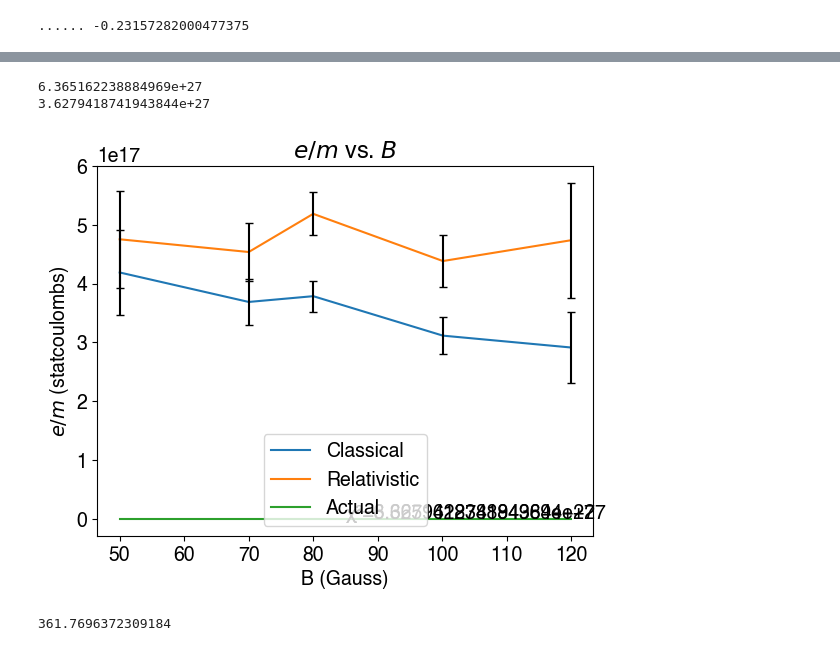
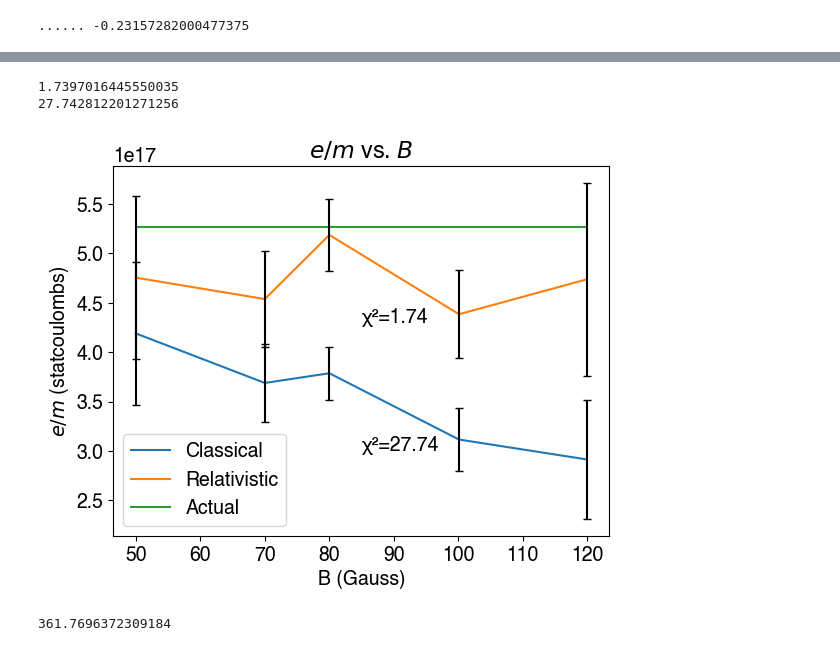
Before and after one commit to sestinj/jlab, a Jupyter notebook: nate/relativistic/main.ipynb, the cells around one changed output, grey strips where cells are left out. Drawn from its saved outputs; the diff is of its cells as text; code cells hidden in the pictures.

```diff
--- a/nate/relativistic/main.ipynb
+++ b/nate/relativistic/main.ipynb
@@ -409,40 +409,40 @@ relative_uncert_e_m_classical = 2 * relative_uncert_B + relative_uncert_obs_V_0
 
 def e_m_from_B_rel(B ,E):
     return E/np.square(B) * 1./np.sqrt(1. - np.square(E/B)) * c**2 / rho
 
 relative_uncert_e_m_relativistic = 2 * relative_uncert_B + relative_uncert_obs_V_0 # TODO: Not right, take into account gamma
 
 y_cls = e_m_from_B_classical(B, E_obs)
 plt.plot(B, y_cls)
 
 y_rel = e_m_from_B_rel(B, E_obs)
 plt.plot(B, y_rel)
 
 actual = e/m * np.ones(B.size)
 plt.plot(B, actual)
 
 plt.errorbar(B, y_cls, yerr=relative_uncert_e_m_classical * y_cls, capsize=3, fmt="none", color="black")
 plt.errorbar(B, y_rel, yerr=relative_uncert_e_m_relativistic * y_rel, capsize=3, fmt="none", color="black")
 
 
-chi2 = np.sum((y_rel - actual)**2/actual)
+chi2 = np.sum((y_rel - actual)**2/(relative_uncert_e_m_relativistic*y_rel)**2) / 4.
 print(chi2)
-plt.annotate("\u03C7\u00b2=" + str(chi2), (85, 3.0), color="black")
+plt.annotate("\u03C7\u00b2=" + str(round(chi2, 2)), (85, 4.3e17), color="black")
 
-chi2 = np.sum((y_cls - actual)**2/actual)
+chi2 = np.sum((y_cls - actual)**2/(relative_uncert_e_m_classical*y_cls)**2) / 4.
 print(chi2)
-plt.annotate("\u03C7\u00b2=" + str(chi2), (85, 3.0), color="black")
+plt.annotate("\u03C7\u00b2=" + str(round(chi2, 2)), (85, 3.0e17), color="black")
 
 plt.legend(["Classical", "Relativistic", "Actual"])
 plt.title("$e/m$ vs. $B$")
 plt.xlabel("B (Gauss)")
 plt.ylabel("$e/m$ (statcoulombs)")
 plt.savefig("e_m_vs_B.pdf", bbox_inches="tight", pad_inches=0.1)
 plt.show()
 # %% [output]
-6.365162238884969e+27
-3.6279418741943844e+27
+1.7397016445550035
+27.742812201271256
-[figure, old version]
+[figure, new version]
 # %%
 m = 9.11e-28 # kg # eV, g
 c = 3.0e10 # m/s
```
Also changed, not shown: parts of 4 cells of this notebook, 14 other files.
